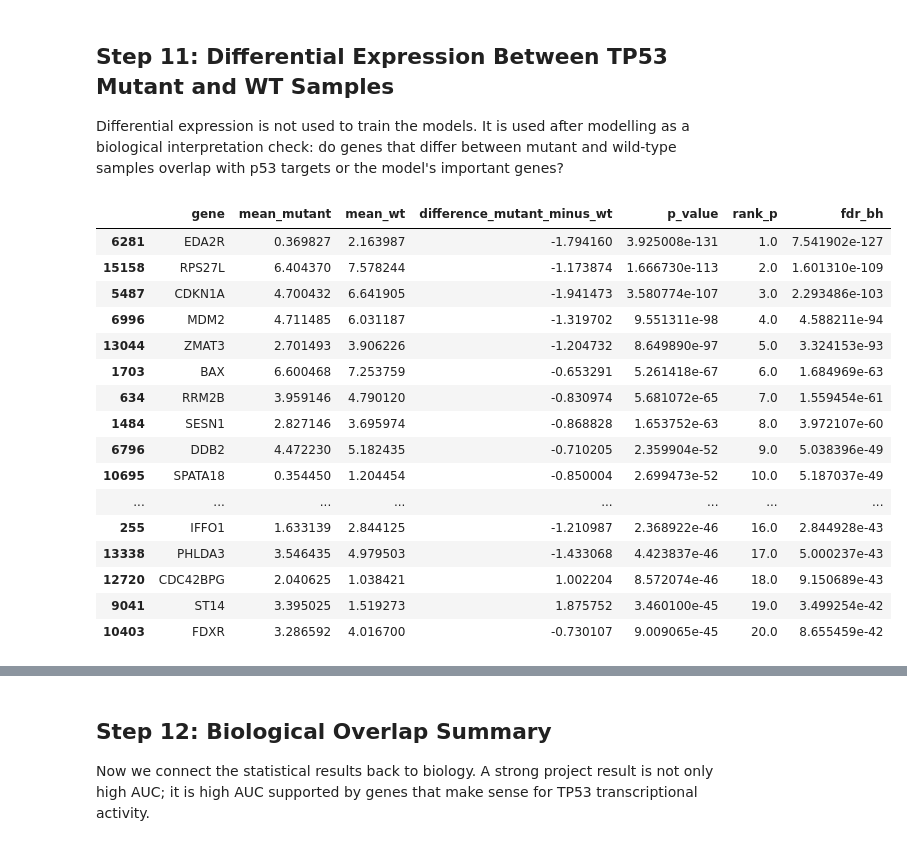
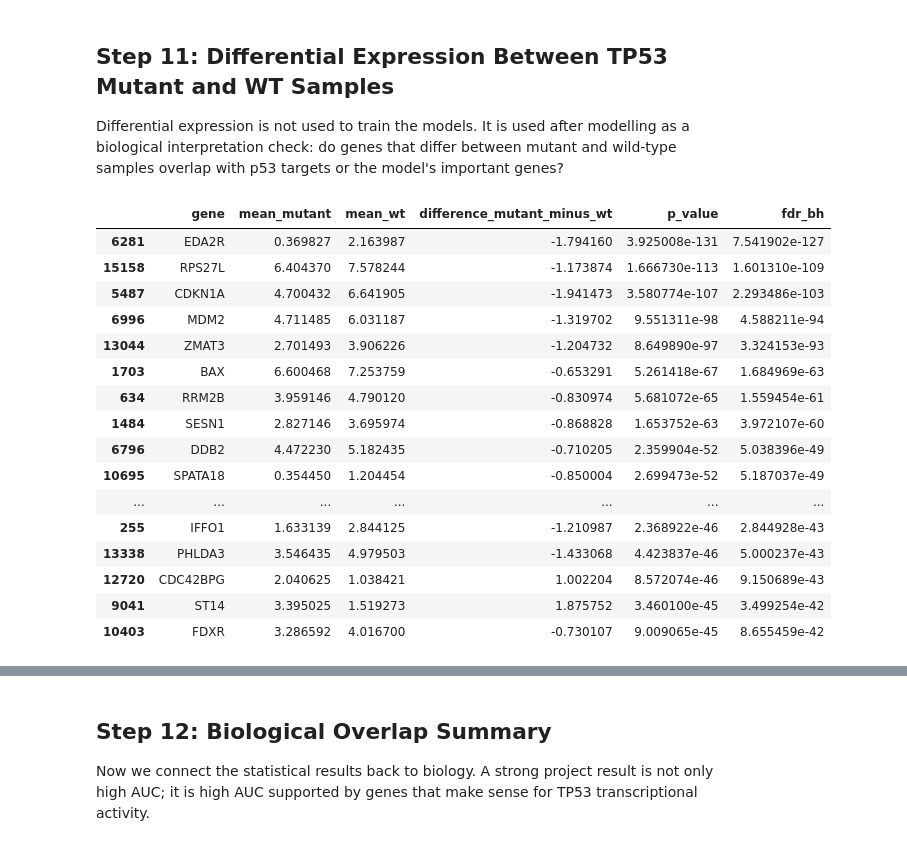
Before and after one commit to VlaadiAangelov/TP53-MUTATIONS, a Jupyter notebook: notebooks/main_notebook.ipynb, the cells around one changed output, grey strips where cells are left out. Saved outputs shown, nothing was run; the diff lists cells and outputs as text; code cells hidden in the pictures.

```diff
--- a/notebooks/main_notebook.ipynb
+++ b/notebooks/main_notebook.ipynb
@@ -329,17 +370,0 @@ We now train each model on the training split and rank it on the validation spli
-# %%
-binary_rows = []
-for feature_name, selector in selectors.items():
-    for model_name, model in binary_models.items():
-        if model_name in {"hist_gradient_boosting", "mlp"} and not feature_name.startswith("top_"):
-            continue
-        pipe = make_pipeline(selector, model, scale=model_name in scale_models)
-        pipe.fit(X_train, y_train)
-        y_val_pred = pipe.predict(X_val)
-        y_val_score = positive_class_scores(pipe, X_val)
-        row = binary_metrics(y_val, y_val_pred, y_val_score)
-        row.update({"feature_set": feature_name, "model": model_name})
-        binary_rows.append(row)
-
-binary_validation = pd.DataFrame(binary_rows).sort_values(["roc_auc", "balanced_accuracy", "f1"], ascending=False)
-binary_validation.to_csv("reports/tables/binary_validation_performance.csv", index=False)
-binary_validation.head(12)
@@ -584,45 +1195,53 @@ Differential expression is not used to train the models. It is used after modell
 # %%
 labels_indexed = labels.set_index("sample_id")
 y_for_de = labels_indexed.loc[X.index, "tp53_mutant"]
 mutant_expression = X.loc[y_for_de == 1]
 wt_expression = X.loc[y_for_de == 0]
 
 de_rows = []
 for gene in X.columns:
     mut_values = mutant_expression[gene]
     wt_values = wt_expression[gene]
     stat = ttest_ind(mut_values, wt_values, equal_var=False, nan_policy="omit")
     de_rows.append(
         {
             "gene": gene,
             "mean_mutant": mut_values.mean(),
             "mean_wt": wt_values.mean(),
             "difference_mutant_minus_wt": mut_values.mean() - wt_values.mean(),
             "p_value": stat.pvalue,
         }
     )
 
 de_table = pd.DataFrame(de_rows)
-de_table["rank_p"] = de_table["p_value"].rank(method="first")
-de_table["fdr_bh"] = (de_table["p_value"] * len(de_table) / de_table["rank_p"]).clip(upper=1.0)
+# Benjamini-Hochberg FDR with step-down enforcement
+_p_arr = de_table["p_value"].to_numpy()
+_n_de  = len(_p_arr)
+_idx   = np.argsort(_p_arr)
+_ranks = np.empty(_n_de); _ranks[_idx] = np.arange(1, _n_de + 1)
+_fdr   = np.minimum(1.0, _p_arr * _n_de / _ranks)
+# step-down: ensure monotonicity
+for _ii in range(_n_de - 2, -1, -1):
+    _fdr[_idx[_ii]] = min(_fdr[_idx[_ii]], _fdr[_idx[_ii + 1]])
+de_table["fdr_bh"] = _fdr
 de_table = de_table.sort_values(["fdr_bh", "p_value"])
 de_table.to_csv("reports/tables/differential_expression_tp53_mutant_vs_wt.csv", index=False)
 de_table.head(20)
 # %% [output]
-|  | gene | mean_mutant | mean_wt | difference_mutant_minus_wt | p_value | rank_p | fdr_bh |
-| 6281 | EDA2R | 0.369827 | 2.163987 | -1.794160 | 3.925008e-131 | 1.0 | 7.541902e-127 |
-| 15158 | RPS27L | 6.404370 | 7.578244 | -1.173874 | 1.666730e-113 | 2.0 | 1.601310e-109 |
-| 5487 | CDKN1A | 4.700432 | 6.641905 | -1.941473 | 3.580774e-107 | 3.0 | 2.293486e-103 |
-| 6996 | MDM2 | 4.711485 | 6.031187 | -1.319702 | 9.551311e-98 | 4.0 | 4.588211e-94 |
-| 13044 | ZMAT3 | 2.701493 | 3.906226 | -1.204732 | 8.649890e-97 | 5.0 | 3.324153e-93 |
-| 1703 | BAX | 6.600468 | 7.253759 | -0.653291 | 5.261418e-67 | 6.0 | 1.684969e-63 |
-| 634 | RRM2B | 3.959146 | 4.790120 | -0.830974 | 5.681072e-65 | 7.0 | 1.559454e-61 |
-| 1484 | SESN1 | 2.827146 | 3.695974 | -0.868828 | 1.653752e-63 | 8.0 | 3.972107e-60 |
-| 6796 | DDB2 | 4.472230 | 5.182435 | -0.710205 | 2.359904e-52 | 9.0 | 5.038396e-49 |
-| 10695 | SPATA18 | 0.354450 | 1.204454 | -0.850004 | 2.699473e-52 | 10.0 | 5.187037e-49 |
-| ... | ... | ... | ... | ... | ... | ... | ... |
-| 255 | IFFO1 | 1.633139 | 2.844125 | -1.210987 | 2.368922e-46 | 16.0 | 2.844928e-43 |
-| 13338 | PHLDA3 | 3.546435 | 4.979503 | -1.433068 | 4.423837e-46 | 17.0 | 5.000237e-43 |
-| 12720 | CDC42BPG | 2.040625 | 1.038421 | 1.002204 | 8.572074e-46 | 18.0 | 9.150689e-43 |
-| 9041 | ST14 | 3.395025 | 1.519273 | 1.875752 | 3.460100e-45 | 19.0 | 3.499254e-42 |
-| 10403 | FDXR | 3.286592 | 4.016700 | -0.730107 | 9.009065e-45 | 20.0 | 8.655459e-42 |
+|  | gene | mean_mutant | mean_wt | difference_mutant_minus_wt | p_value | fdr_bh |
+| 6281 | EDA2R | 0.369827 | 2.163987 | -1.794160 | 3.925008e-131 | 7.541902e-127 |
+| 15158 | RPS27L | 6.404370 | 7.578244 | -1.173874 | 1.666730e-113 | 1.601310e-109 |
+| 5487 | CDKN1A | 4.700432 | 6.641905 | -1.941473 | 3.580774e-107 | 2.293486e-103 |
+| 6996 | MDM2 | 4.711485 | 6.031187 | -1.319702 | 9.551311e-98 | 4.588211e-94 |
+| 13044 | ZMAT3 | 2.701493 | 3.906226 | -1.204732 | 8.649890e-97 | 3.324153e-93 |
+| 1703 | BAX | 6.600468 | 7.253759 | -0.653291 | 5.261418e-67 | 1.684969e-63 |
+| 634 | RRM2B | 3.959146 | 4.790120 | -0.830974 | 5.681072e-65 | 1.559454e-61 |
+| 1484 | SESN1 | 2.827146 | 3.695974 | -0.868828 | 1.653752e-63 | 3.972107e-60 |
+| 6796 | DDB2 | 4.472230 | 5.182435 | -0.710205 | 2.359904e-52 | 5.038396e-49 |
+| 10695 | SPATA18 | 0.354450 | 1.204454 | -0.850004 | 2.699473e-52 | 5.187037e-49 |
+| ... | ... | ... | ... | ... | ... | ... |
+| 255 | IFFO1 | 1.633139 | 2.844125 | -1.210987 | 2.368922e-46 | 2.844928e-43 |
+| 13338 | PHLDA3 | 3.546435 | 4.979503 | -1.433068 | 4.423837e-46 | 5.000237e-43 |
+| 12720 | CDC42BPG | 2.040625 | 1.038421 | 1.002204 | 8.572074e-46 | 9.150689e-43 |
+| 9041 | ST14 | 3.395025 | 1.519273 | 1.875752 | 3.460100e-45 | 3.499254e-42 |
+| 10403 | FDXR | 3.286592 | 4.016700 | -0.730107 | 9.009065e-45 | 8.655459e-42 |
```
Also changed, not shown: parts of 42 cells of this notebook, 5 other files.
